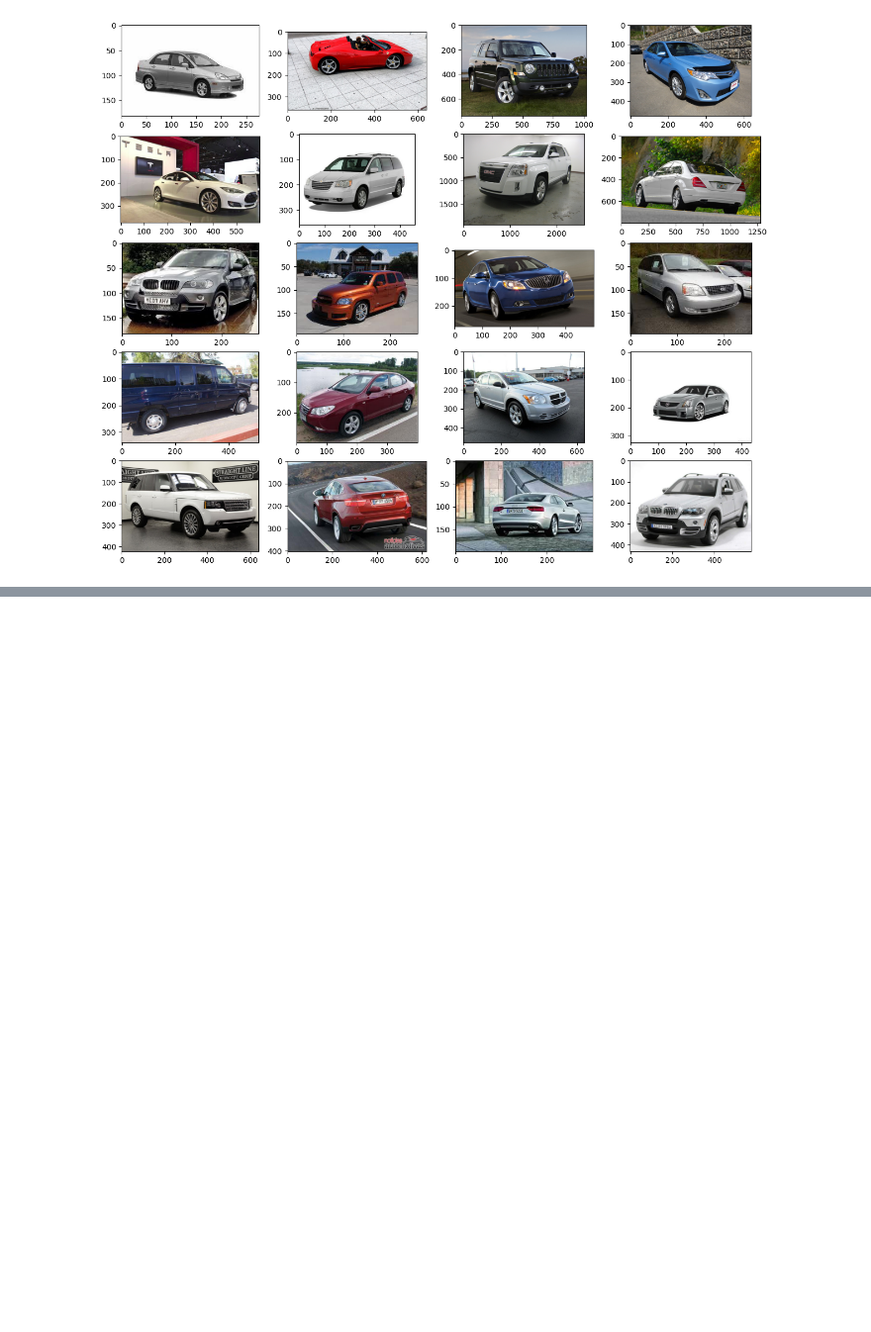
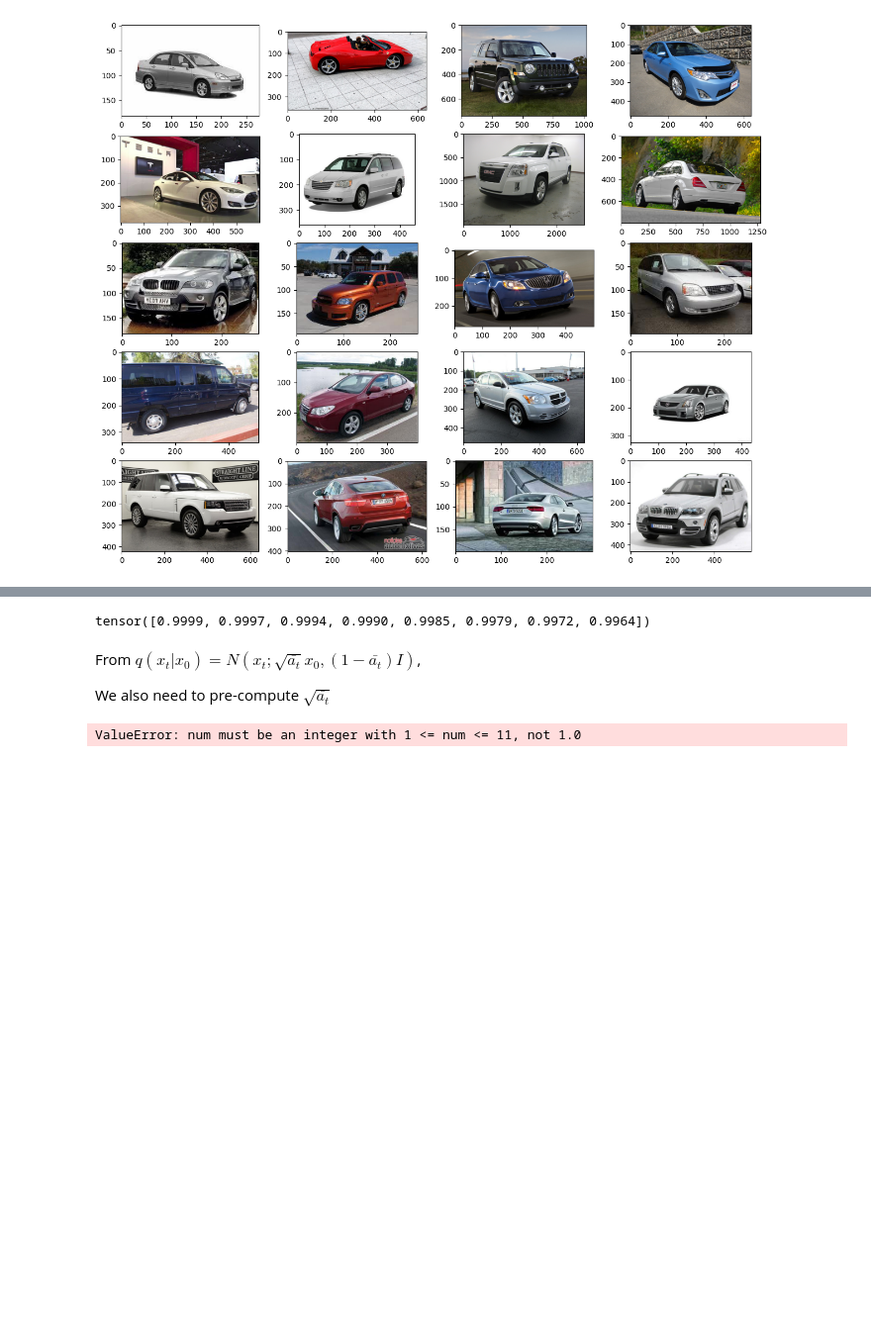
Before and after one commit to thefirebanks/research-papers, a Jupyter notebook: diffusion/ddpm.ipynb, the cells around one changed output, grey strips where cells are left out. Shown at 99% size. Saved outputs shown, nothing was run; the diff lists cells and outputs as text; code cells hidden in the pictures; blank space fills up the shorter version.

Commit message:
added code for forward process, needs explanation

```diff
--- a/diffusion/ddpm.ipynb
+++ b/diffusion/ddpm.ipynb
@@ -57,0 +88,5 @@ show_image_samples(test_data)
+# %%
+# Pre-define beta schedule and amount of noise
+T = 200
+betas = linear_beta_schedule(timesteps=T)
+betas[:8]
@@ -57,0 +113,13 @@ show_image_samples(test_data)
+# %%
+alphas_cumprod = torch.cumprod(alphas, axis=0)
+
+# This is just the values of alpha bars for up to the previous timestep
+alphas_cumprod_prev = F.pad(alphas_cumprod[:-1], (1, 0), value=1.0)
+
+alphas_cumprod[:8]
+# %% [output]
+tensor([0.9999, 0.9997, 0.9994, 0.9990, 0.9985, 0.9979, 0.9972, 0.9964])
+# %% [markdown]
+From $q(x_t | x_0) = N(x_t;\sqrt{\bar{a_t}}x_0, (1 - \bar{a_t})I)$,
+
+We also need to pre-compute $\sqrt{\bar{a_t}}$
@@ -57,0 +171,17 @@ show_image_samples(test_data)
+# %%
+# Apply the forward process
+image = next(iter(dataloader))[0]
+
+plt.figure(figsize=(15, 15))
+plt.axis("off")
+num_images = 10
+stepsize = int(T / num_images)
+
+for idx in range(0, T, stepsize):
+    t = torch.Tensor([idx]).type(torch.int64)
+    plt.subplot(1, num_images + 1, (idx/stepsize) + 1)
+    image, noise = forward_diffusion_sample(image, t)
+    show_tensor_image(image)
+# %% [output]
+ValueError: num must be an integer with 1 <= num <= 11, not 1.0
+[figure, added]
```
Also changed, not shown: parts of 9 cells of this notebook.
